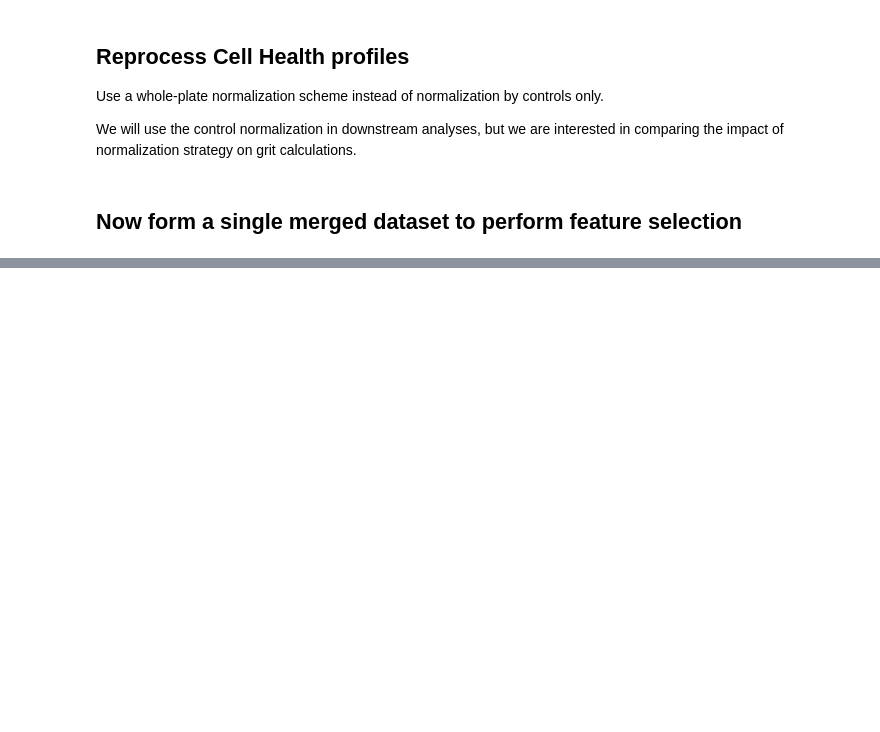
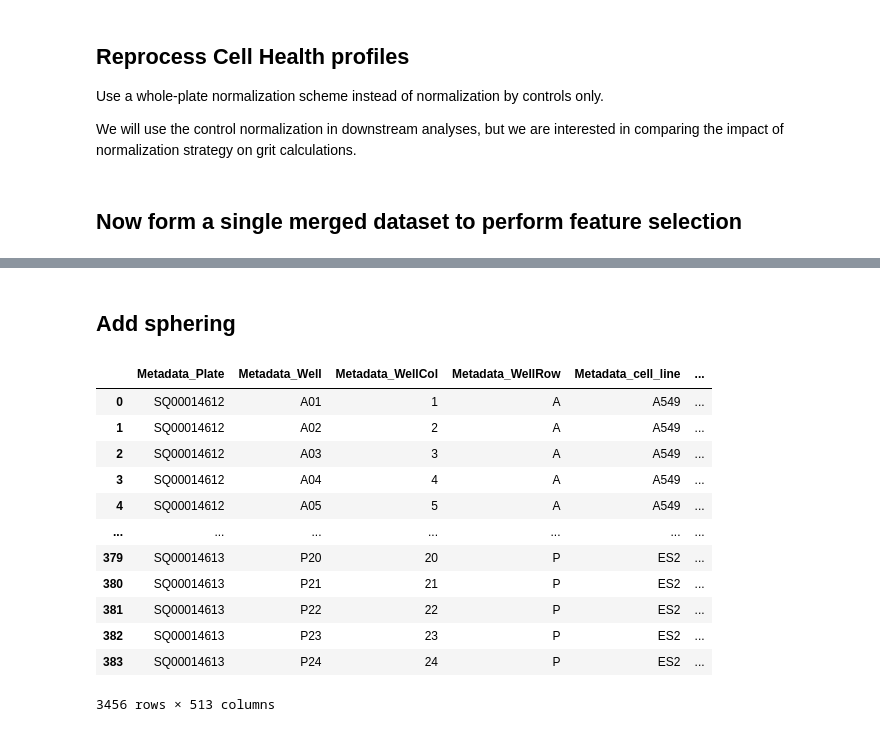
Before and after one commit to alxndrkalinin/grit-benchmark, a Jupyter notebook: 0.download-data/4.reprocess-cell-health.ipynb, the cells around one changed output, grey strips where cells are left out. Drawn from its saved outputs; the diff is of its cells as text; code cells hidden in the pictures; blank space fills up the shorter version.

```diff
--- a/0.download-data/4.reprocess-cell-health.ipynb
+++ b/0.download-data/4.reprocess-cell-health.ipynb
@@ -135,3 +159,29 @@ Dropping 4 costes features
 # Output
 profile_file = pathlib.Path(f"{output_dir}/cell_health_profiles_merged_wholeplate_normalized_featureselected.tsv.gz")
 x_df.to_csv(profile_file, index=False, sep="\t")
+# %% [markdown]
+## Add sphering
+# %%
+# x_df = normalize(
+#     profiles=x_df,
+#     features="infer",
+#     meta_features=x_df.filter(regex="Metadata_").columns.tolist(),
+#     samples="Metadata_gene_name == 'EMPTY'",
+#     method="spherize",
+# )
+
+x_df
+# %% [output]
+|  | Metadata_Plate | Metadata_Well | Metadata_WellCol | Metadata_WellRow | Metadata_cell_line | ... |
+| 0 | SQ00014612 | A01 | 1 | A | A549 | ... |
+| 1 | SQ00014612 | A02 | 2 | A | A549 | ... |
+| 2 | SQ00014612 | A03 | 3 | A | A549 | ... |
+| 3 | SQ00014612 | A04 | 4 | A | A549 | ... |
+| 4 | SQ00014612 | A05 | 5 | A | A549 | ... |
+| ... | ... | ... | ... | ... | ... | ... |
+| 379 | SQ00014613 | P20 | 20 | P | ES2 | ... |
+| 380 | SQ00014613 | P21 | 21 | P | ES2 | ... |
+| 381 | SQ00014613 | P22 | 22 | P | ES2 | ... |
+| 382 | SQ00014613 | P23 | 23 | P | ES2 | ... |
+| 383 | SQ00014613 | P24 | 24 | P | ES2 | ... |
+3456 rows × 513 columns
```
Also changed, not shown: parts of 17 cells of this notebook, 7 other files.
